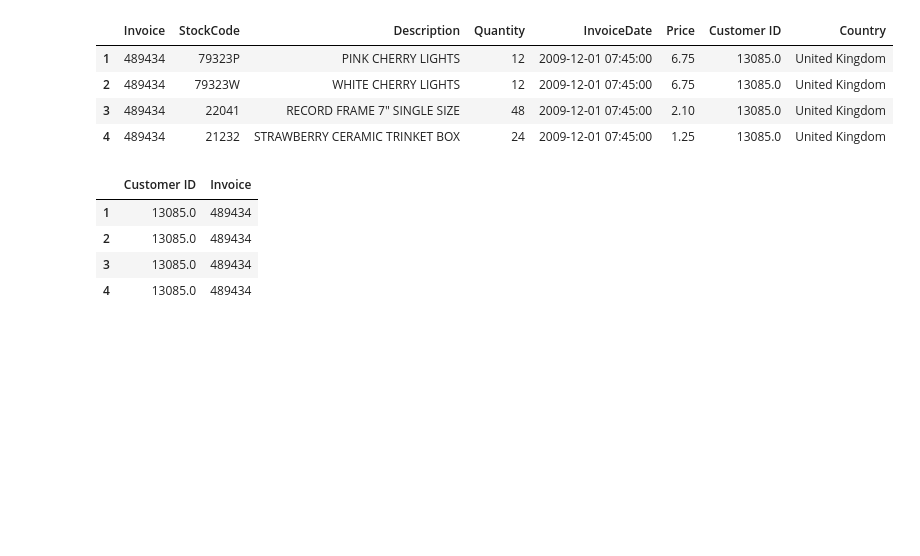
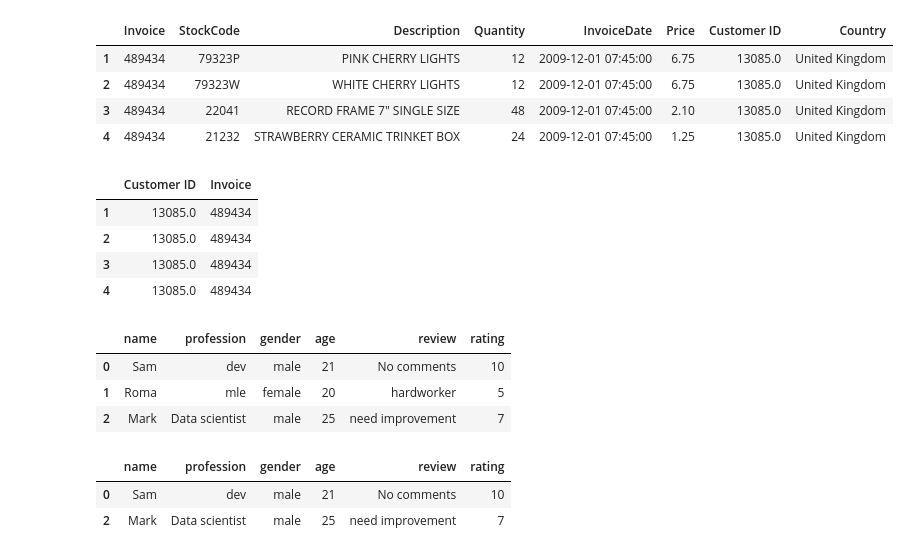
Before and after one commit to msarkar92/pandas-basics, a Jupyter notebook: Pandas_1.ipynb, the cells around one changed output. Drawn from its saved outputs; the diff is of its cells as text; code cells hidden in the pictures; blank space fills up the shorter version.

```diff
--- a/Pandas_1.ipynb
+++ b/Pandas_1.ipynb
@@ -721,3 +721,18 @@ selected_rows[['Customer ID','Invoice']]
 | 2 | 13085.0 | 489434 |
 | 3 | 13085.0 | 489434 |
 | 4 | 13085.0 | 489434 |
+# %%
+q2Data = pd.DataFrame({'name':["Sam","Roma","Mark"], "profession":['dev','mle','Data scientist'],"gender":['male','female','male'], "age":[21,20,25],"review":['No comments','hardworker','need improvement'],"rating":[10,5,7]})
+q2Data
+# %% [output]
+|  | name | profession | gender | age | review | rating |
+| 0 | Sam | dev | male | 21 | No comments | 10 |
+| 1 | Roma | mle | female | 20 | hardworker | 5 |
+| 2 | Mark | Data scientist | male | 25 | need improvement | 7 |
+# %%
+#Assignment Q2
+q2Data[q2Data['rating'] >= 6]
+# %% [output]
+|  | name | profession | gender | age | review | rating |
+| 0 | Sam | dev | male | 21 | No comments | 10 |
+| 2 | Mark | Data scientist | male | 25 | need improvement | 7 |
```
